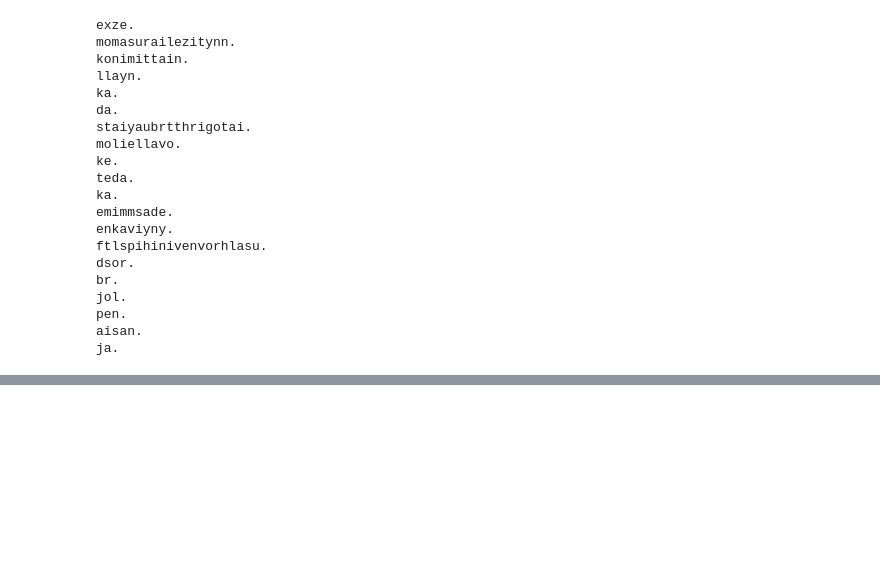
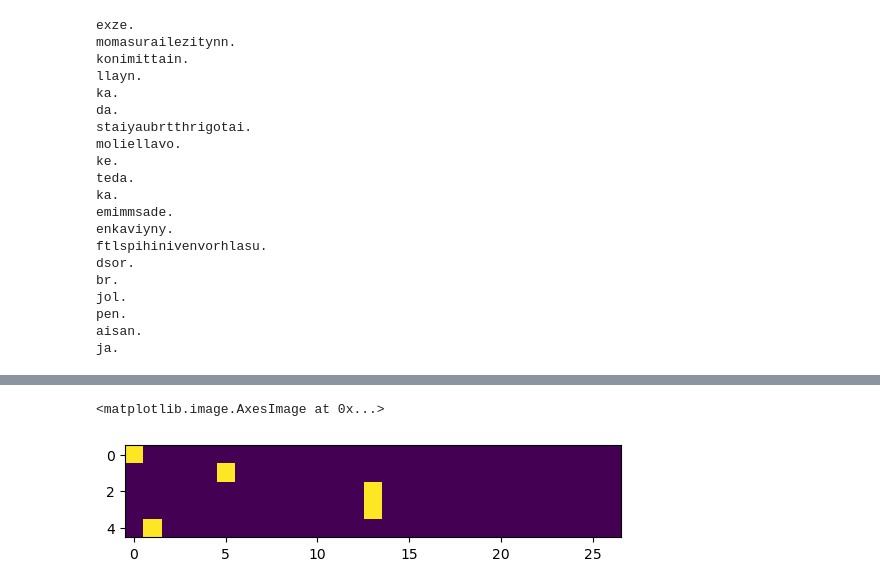
Before and after one commit to utsavpatel22/makemore, a Jupyter notebook: build_makemore_yay.ipynb, the cells around one changed output, grey strips where cells are left out. Cells and saved outputs as stored; diff of their text form; code cells hidden in the pictures; blank space fills up the shorter version.

Commit message:
Added a simple neural net model in the first lecture

```diff
--- a/build_makemore_yay.ipynb
+++ b/build_makemore_yay.ipynb
@@ -201,0 +202,22 @@ tensor(2.4541)
+# %%
+# Create the training set of all bigrams (x, y)
+xs, ys = [], [] #Input and corresponding labels
+for word in words[:1]:
+    # Adding start and end characters
+    chs = ['.'] + list(word) + ['.']
+    for char1, char2 in zip(chs, chs[1:]):
+        ind1 = stoi[char1]
+        ind2 = stoi[char2]
+        N[ind1, ind2] += 1
+        xs.append(ind1)
+        ys.append(ind2)
+xs = torch.tensor(xs) # There is a difference between tensor.tensor and tensor.Tensor (read the documentation for this)
+ys = torch.tensor(ys)
+# %%
+# We cannot directly pass xs to a neural net, we need to encode it. We will use one hot encoding.
+import torch.nn.functional as F
+xenc = F.one_hot(xs, num_classes=27).float() # We dont want to pass intergers to a neural network so we cast it to float.
+plt.imshow(xenc)
+# %% [output]
+<matplotlib.image.AxesImage at 0x...>
+[figure, added]
```
Also changed, not shown: parts of 14 cells of this notebook.
